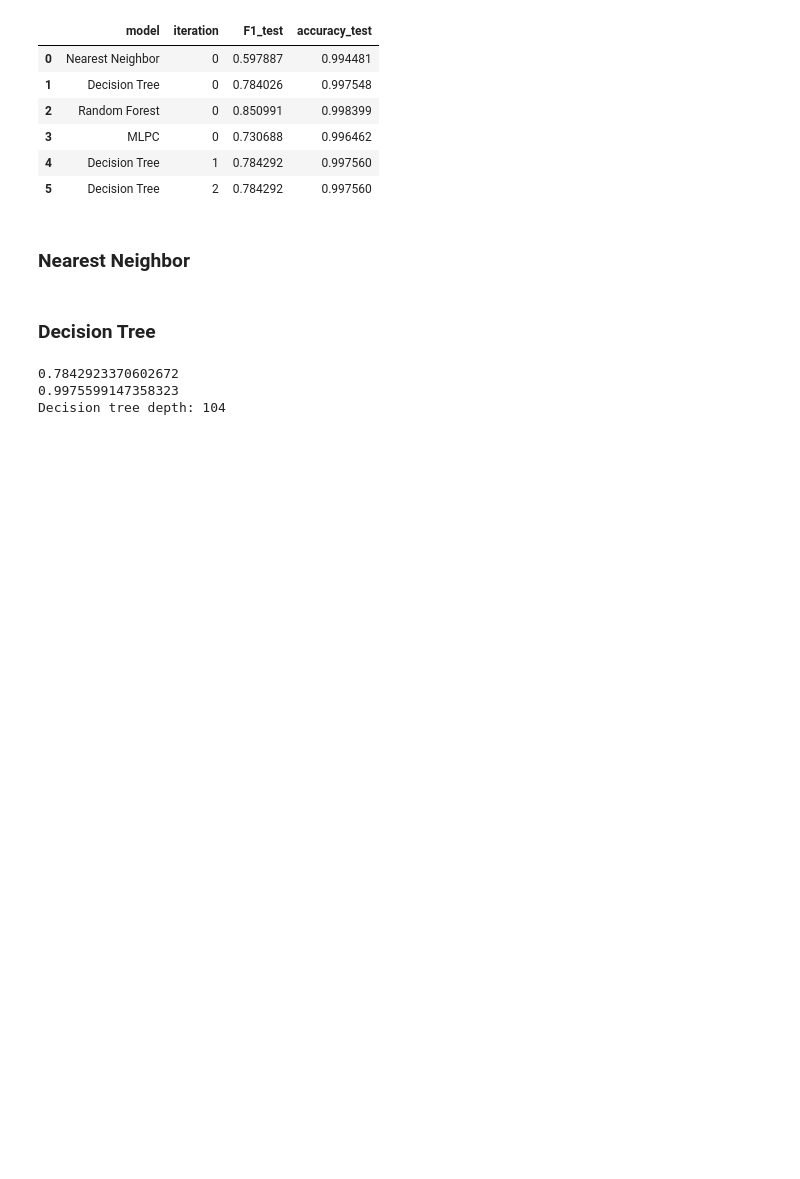
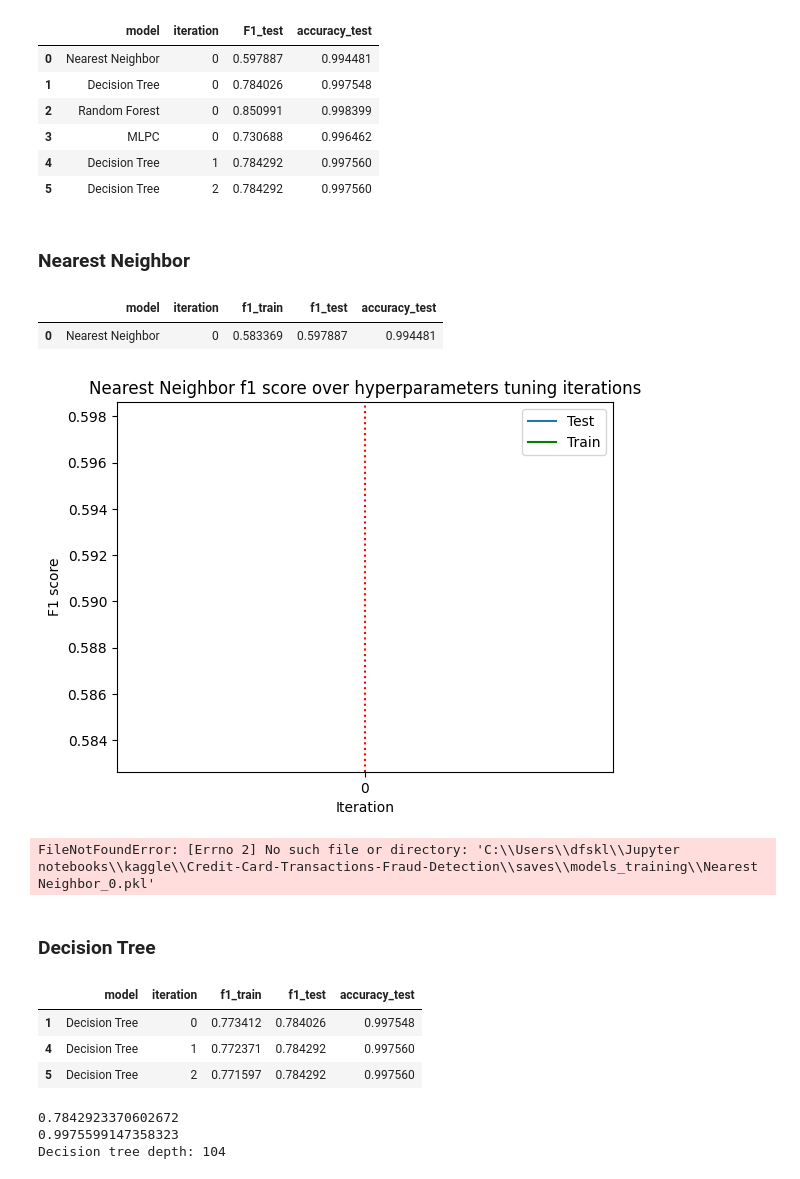
Before and after one commit to ArtemAntonov/Credit-Card-Transactions-Fraud-Detection, a Jupyter notebook: 3. Model training and testing.ipynb, the cells around one changed output. Cells and saved outputs as stored; diff of their text form; code cells hidden in the pictures; blank space fills up the shorter version.

```diff
--- a/3. Model training and testing.ipynb
+++ b/3. Model training and testing.ipynb
@@ -98,2 +76,0 @@ joblib.dump(stats, cur_dir + '\\saves\\models_training.pkl')
-# %%
-stats.loc[(stats['model'] == 'Decision Tree') & (stats['iteration'] == 2), 'f1_train'] = 0.7715967179397006
@@ -110,9 +77,24 @@ stats
 # %%
-def tuneplot(model):
-    ax = sns.lineplot(data=stats[stats['model'] == model], x='iteration', y='f1_test', label='Test')
-    ax2 = sns.lineplot(data=stats[stats['model'] == model], x='iteration', y='f1_train', label='Train')
-    ax.set_title(model + ' f1 score over hyperparameters tuning iterations')
+def tuneplot(model_name):
+    ax = sns.lineplot(data=stats[stats['model'] == model_name], x='iteration', y='f1_test', label='Test')
+    sns.lineplot(data=stats[stats['model'] == model_name], x='iteration', y='f1_train', label='Train', color='g')
+
+    max_test_score = stats.loc[stats['model'] == model_name, 'f1_test'].max()
+    best_iteration = stats.loc[(stats['model'] == model_name) & (stats['f1_test'] == max_test_score), 'iteration'].iloc[0]
+    plt.axvline(x=best_iteration, color='r', linestyle=':')
+
+    ax.set_title(model_name + ' f1 score over hyperparameters tuning iterations')
     ax.set_xlabel('Iteration')
     ax.set_ylabel('F1 score')
-    ax.set_xticks(range(0, stats[stats['model'] == model].shape[0]));
-    #ax.legend(bbox_to_anchor=(1, 1), labels=('Test','Train', 'sdf'));
+
+    ax.set_xticks(range(0, stats[stats['model'] == model_name].shape[0]))
+    ax.legend(bbox_to_anchor=(1, 1))
+    plt.show()
+
+    best_model = joblib.load(cur_dir + '\\saves\\models_training\\' + model_name + '_' + str(best_iteration) + '.pkl').best_estimator_
+    pred = best_model.predict(X_test)
+
+    print('Confusion matrix:')
+    print(confusion_matrix(y_test, pred), '\n')
+    print('Classification report:')
+    print(classification_report(y_test, pred, target_names=['Not fraud', 'Fraud']))
@@ -139,4 +115,19 @@ stats.loc[stats['model'] == 'Nearest Neighbor', ['model', 'iteration', 'F1_test'
+# %%
+stats[stats['model'] == 'Nearest Neighbor']
+# %% [output]
+|  | model | iteration | f1_train | f1_test | accuracy_test |
+| 0 | Nearest Neighbor | 0 | 0.583369 | 0.597887 | 0.994481 |
+# %%
+tuneplot('Nearest Neighbor')
+# %% [output]
+[figure, added]
+FileNotFoundError: [Errno 2] No such file or directory: 'C:\\Users\\dfskl\\Jupyter notebooks\\kaggle\\Credit-Card-Transactions-Fraud-Detection\\saves\\models_training\\Nearest Neighbor_0.pkl'
 # %% [markdown]
 ### Decision Tree
 # %%
-stats.loc[stats['model'] == 'Decision Tree', ['model', 'iteration', 'F1_test', 'accuracy_test']]
+stats[stats['model'] == 'Decision Tree']
+# %% [output]
+|  | model | iteration | f1_train | f1_test | accuracy_test |
+| 1 | Decision Tree | 0 | 0.773412 | 0.784026 | 0.997548 |
+| 4 | Decision Tree | 1 | 0.772371 | 0.784292 | 0.997560 |
+| 5 | Decision Tree | 2 | 0.771597 | 0.784292 | 0.997560 |
```
Also changed, not shown: parts of 20 cells of this notebook, 7 other files.
